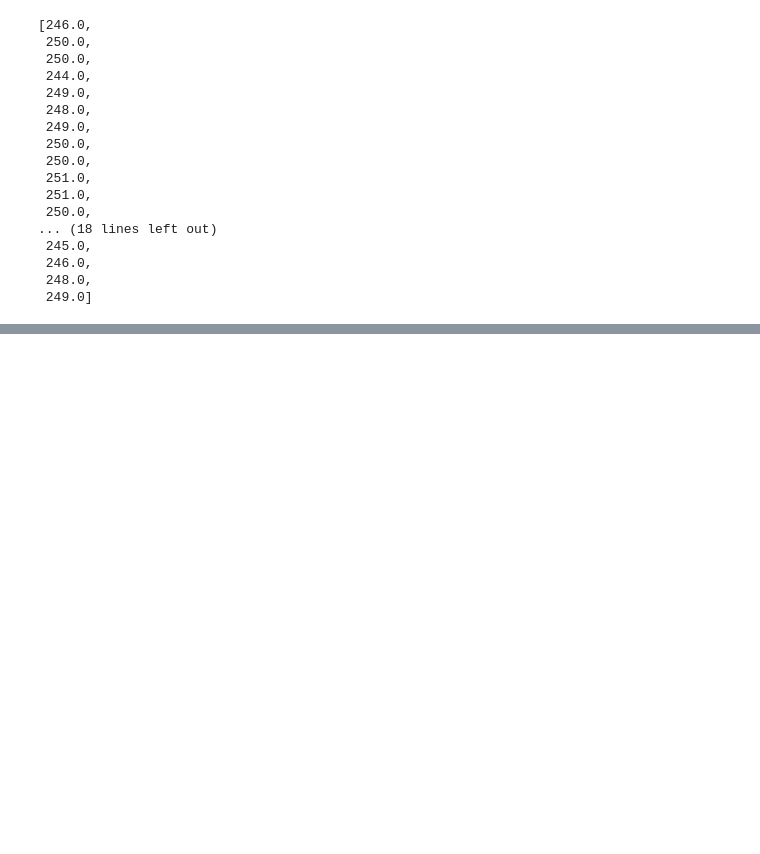
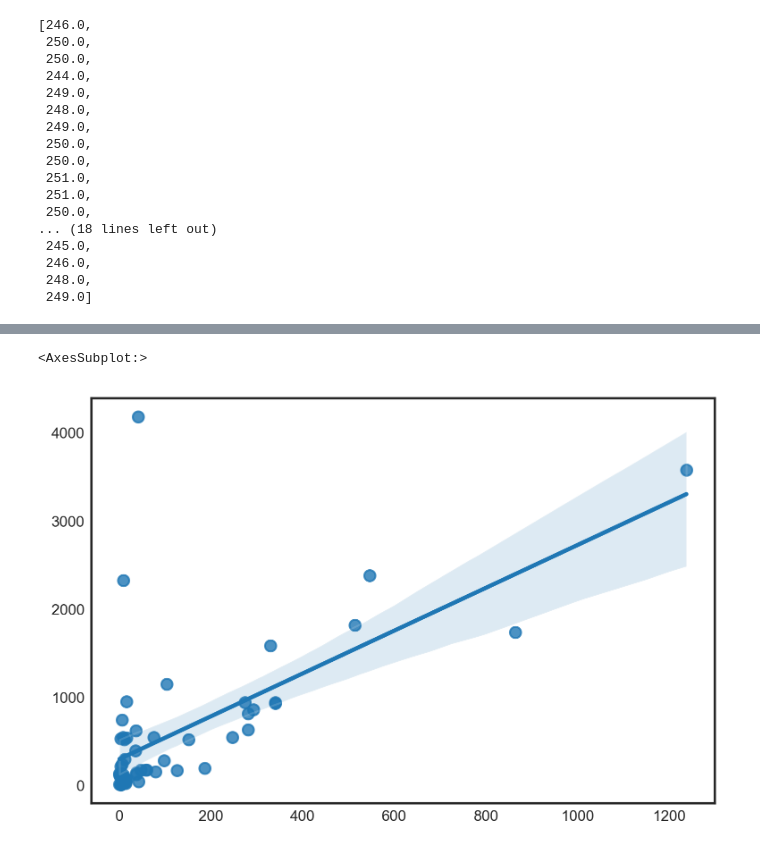
Before and after one commit to sdam-au/coins, a Jupyter notebook: scripts/3_coins_temporal_explorations.ipynb, the cells around one changed output, grey strips where cells are left out. Saved outputs shown, nothing was run; the diff lists cells and outputs as text; code cells hidden in the pictures; blank space fills up the shorter version.

Commit message:
distributions of authorities

```diff
--- a/scripts/3_coins_temporal_explorations.ipynb
+++ b/scripts/3_coins_temporal_explorations.ipynb
@@ -104,0 +132,3 @@ for buffer, ax in zip(buffer_sizes, axs.ravel()):
+# %%
+authorities_all_coins = coins.groupby("ontology#hasAuthority").size().sort_values(ascending=False)
+authorities_all_coins
@@ -104,0 +149,3 @@ for buffer, ax in zip(buffer_sizes, axs.ravel()):
+# %%
+authorities_denarius = coins[coins["ontology#hasDenomination"].str.contains("denarius")].groupby("ontology#hasAuthority").size().sort_values(ascending=False)
+authorities_denarius
@@ -104,0 +170,13 @@ for buffer, ax in zip(buffer_sizes, axs.ravel()):
+# %%
+authorities_denarius_dict = dict(authorities_denarius)
+authorities_all_coins_dict = dict(authorities_all_coins)
+# %%
+xs, ys = [], []
+for au in authorities_denarius_dict.keys():
+    xs.append(authorities_denarius_dict[au])
+    ys.append(authorities_all_coins_dict[au])
+# %%
+sns.regplot(x=xs, y=ys)
+# %% [output]
+<AxesSubplot:>
+[figure, added]
```
Also changed, not shown: parts of 10 cells of this notebook.
